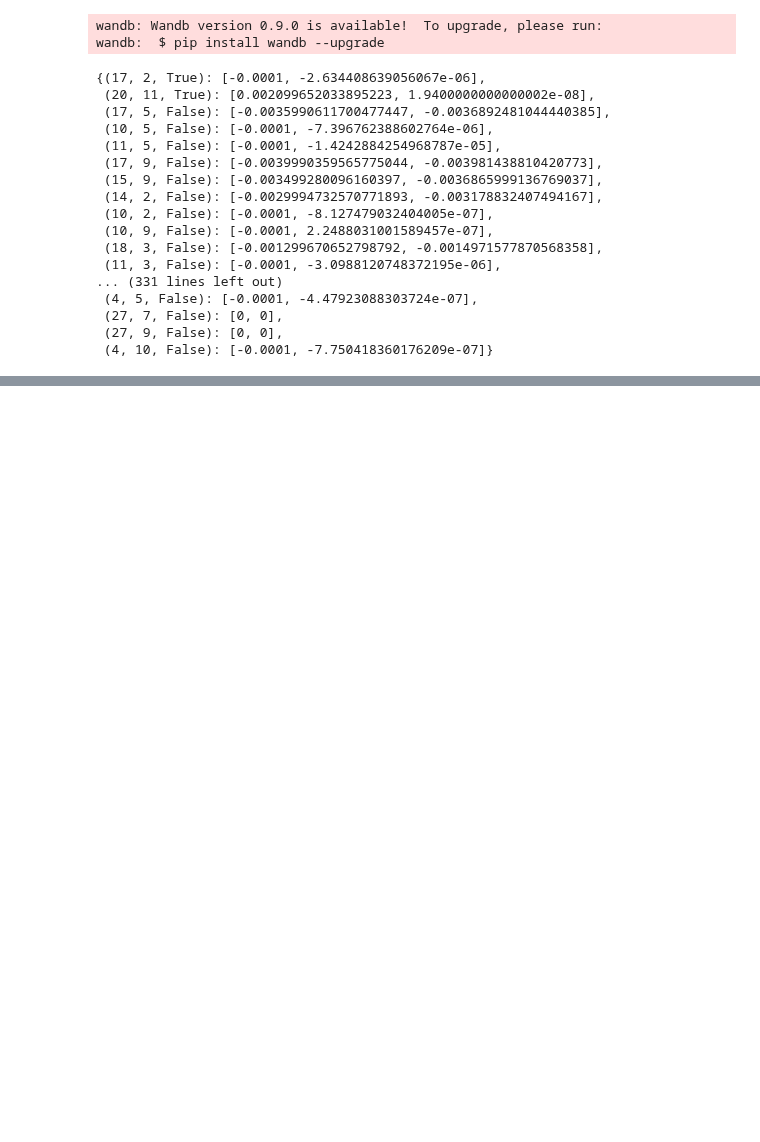
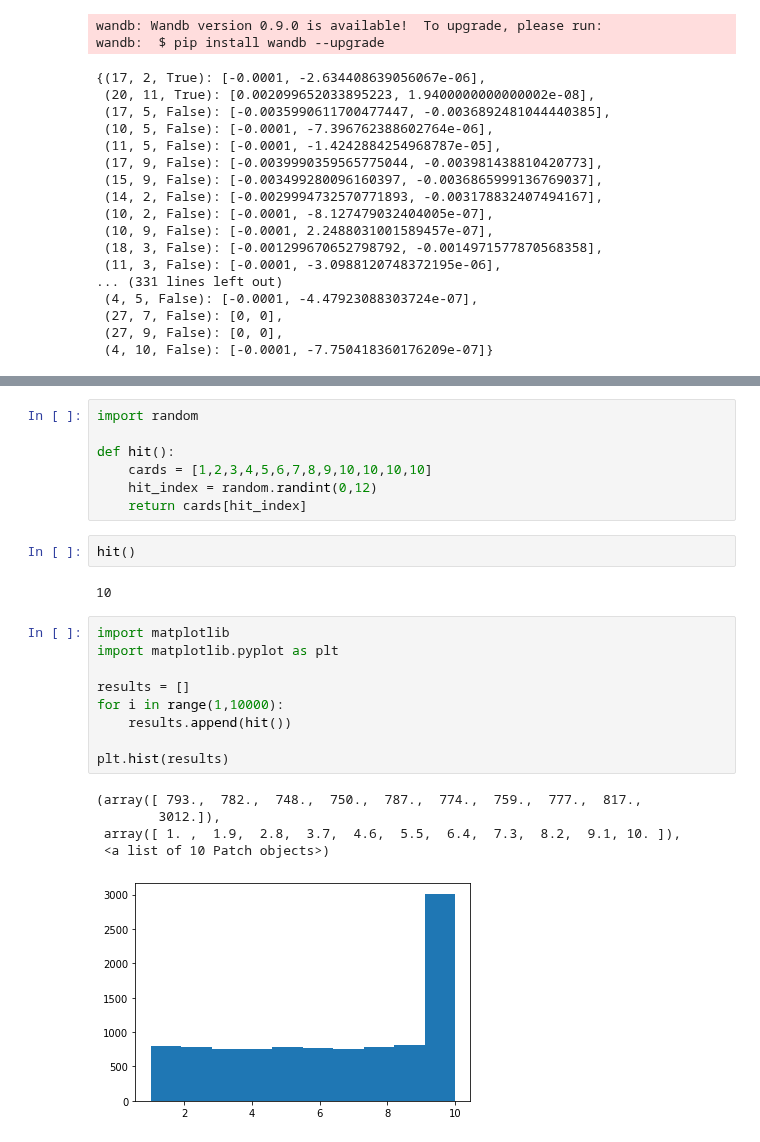
Before and after one commit to hakanonal/blackjack, a Jupyter notebook: experiment.ipynb, the cells around one changed output, grey strips where cells are left out. Drawn from its saved outputs; the diff is of its cells as text; blank space fills up the shorter version.

```diff
--- a/experiment.ipynb
+++ b/experiment.ipynb
@@ -437,0 +442,26 @@ wandb:  $ pip install wandb --upgrade
+# %%
+import random
+
+def hit():
+    cards = [1,2,3,4,5,6,7,8,9,10,10,10,10]
+    hit_index = random.randint(0,12)
+    return cards[hit_index]
+# %%
+hit()
+# %% [output]
+10
+# %%
+import matplotlib
+import matplotlib.pyplot as plt
+
+results = []
+for i in range(1,10000):
+    results.append(hit())
+
+plt.hist(results)
+# %% [output]
+(array([ 793.,  782.,  748.,  750.,  787.,  774.,  759.,  777.,  817.,
+        3012.]),
+ array([ 1. ,  1.9,  2.8,  3.7,  4.6,  5.5,  6.4,  7.3,  8.2,  9.1, 10. ]),
+ <a list of 10 Patch objects>)
+[figure, added]
```
Also changed, not shown: parts of 1 cell of this notebook, 4 other files.
